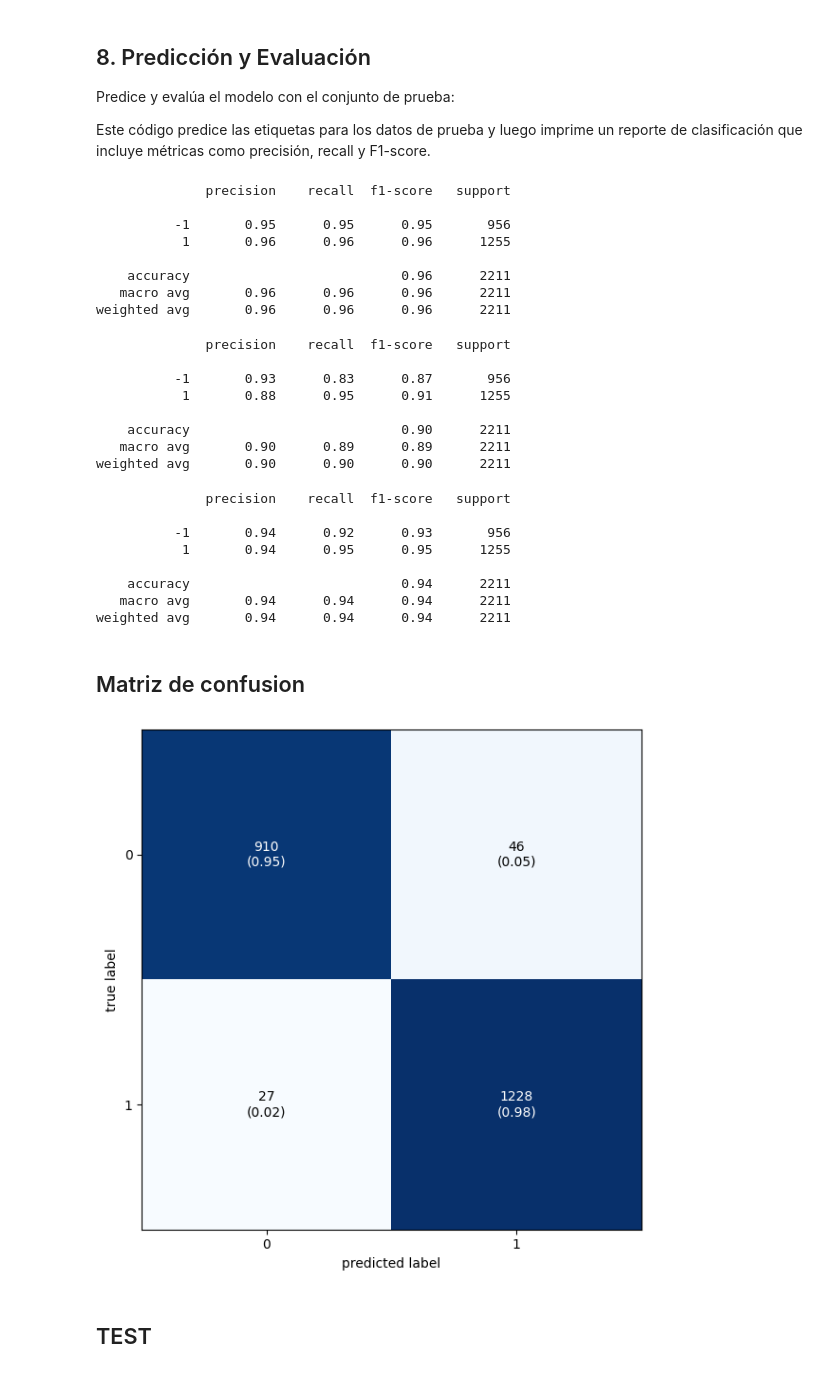
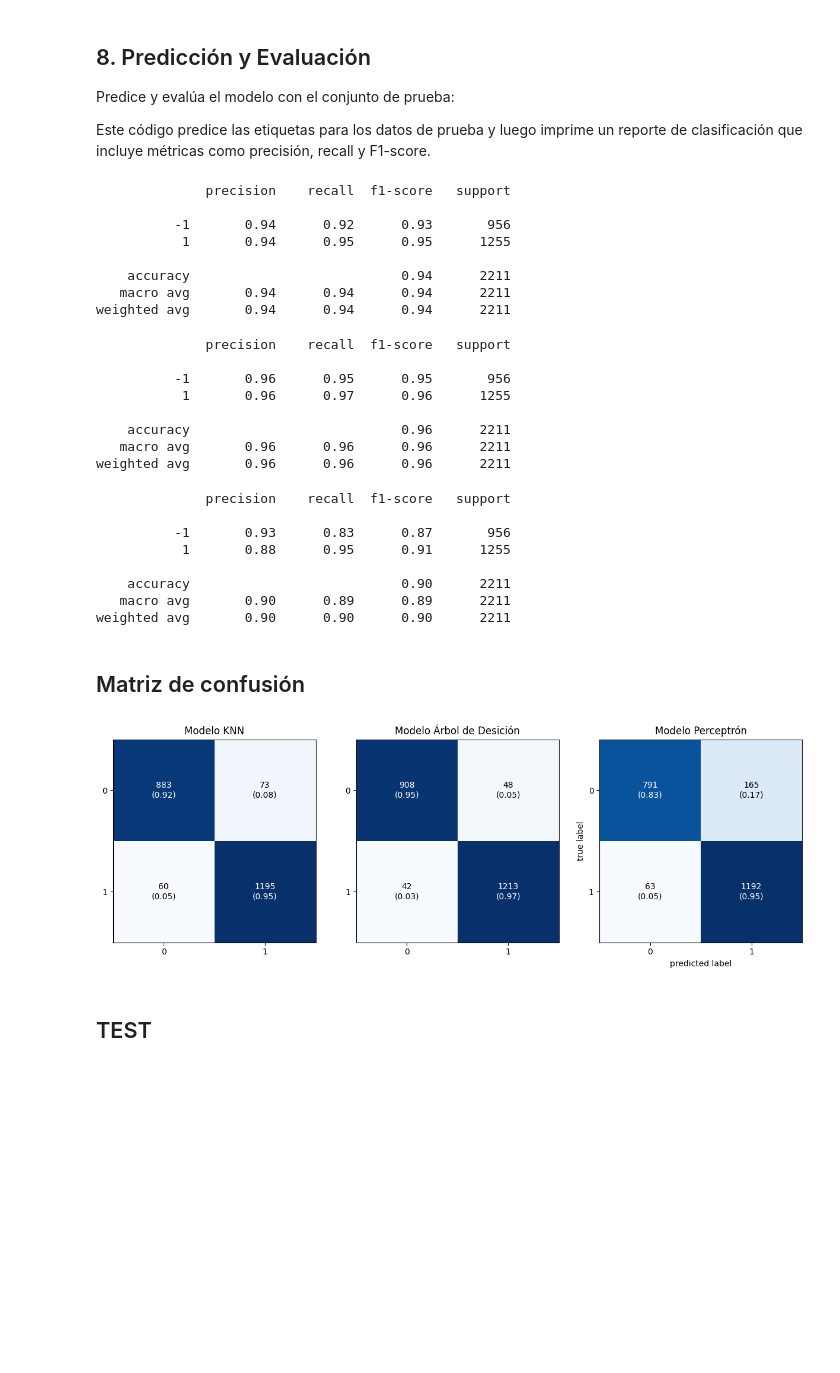
Before and after one commit to carterror/phishing-web-detection, a Jupyter notebook: main.ipynb, the cells around one changed output. Cells and saved outputs as stored; diff of their text form; code cells hidden in the pictures; blank space fills up the shorter version.

```diff
--- a/main.ipynb
+++ b/main.ipynb
@@ -50,5 +50,5 @@ Separa las características (X) de la etiqueta (y):
 En este paso, X contiene todas las características o atributos y y contiene las etiquetas de clasificación o target.
 # %%
 # Separar características y etiquetas
-X = df.drop('Result', axis=1)
+X = df.drop(['Result', 'URL_of_Anchor'], axis=1)
 y = df['Result']
@@ -90,51 +104,64 @@ Este código predice las etiquetas para los datos de prueba y luego imprime un r
 # Predecir y evaluar KNN
 y_pred = model1.predict(X_test)
 matrix1 = confusion_matrix(y_test, y_pred)
-print(classification_report(y_test, y_pred))
+report1 = classification_report(y_test, y_pred)
+print(report1)
 # %% [output]
               precision    recall  f1-score   support
 
-          -1       0.95      0.95      0.95       956
-           1       0.96      0.96      0.96      1255
+          -1       0.94      0.92      0.93       956
+           1       0.94      0.95      0.95      1255
 
-    accuracy                           0.96      2211
-   macro avg       0.96      0.96      0.96      2211
-weighted avg       0.96      0.96      0.96      2211
+    accuracy                           0.94      2211
+   macro avg       0.94      0.94      0.94      2211
+weighted avg       0.94      0.94      0.94      2211
 # %%
 # Predecir y evaluar Desicion Tree
 y_pred = model2.predict(X_test)
 matrix2 = confusion_matrix(y_test, y_pred)
-print(classification_report(y_test, y_pred))
+report2 = classification_report(y_test, y_pred)
+print(report2)
 # %% [output]
               precision    recall  f1-score   support
 
-          -1       0.93      0.83      0.87       956
-           1       0.88      0.95      0.91      1255
+          -1       0.96      0.95      0.95       956
+           1       0.96      0.97      0.96      1255
 
-    accuracy                           0.90      2211
-   macro avg       0.90      0.89      0.89      2211
-weighted avg       0.90      0.90      0.90      2211
+    accuracy                           0.96      2211
+   macro avg       0.96      0.96      0.96      2211
+weighted avg       0.96      0.96      0.96      2211
 # %%
 # Predecir y evaluar Perceptron
 y_pred = model3.predict(X_test)
 matrix3 = confusion_matrix(y_test, y_pred)
-print(classification_report(y_test, y_pred))
+report3 = classification_report(y_test, y_pred)
+print(report3)
 # %% [output]
               precision    recall  f1-score   support
 
-          -1       0.94      0.92      0.93       956
-           1       0.94      0.95      0.95      1255
+          -1       0.93      0.83      0.87       956
+           1       0.88      0.95      0.91      1255
 
-    accuracy                           0.94      2211
-   macro avg       0.94      0.94      0.94      2211
-weighted avg       0.94      0.94      0.94      2211
+    accuracy                           0.90      2211
+   macro avg       0.90      0.89      0.89      2211
+weighted avg       0.90      0.90      0.90      2211
 # %% [markdown]
-## Matriz de confusion
+## Matriz de confusión
-# %%
-
-plot_confusion_matrix(conf_mat=matrix1, figsize=(6,6), show_normed=True)
-plt.tight_layout()
-# %% [output]
-[figure, removed]
+# %%
+fig, ax = plt.subplots(1, 3, figsize=(15, 5))
+# Dibujamos las matrices de confusión
+plot_confusion_matrix(conf_mat=matrix1, show_normed=True, axis=ax[0])
+ax[0].set_title('Modelo KNN')
+
+plot_confusion_matrix(conf_mat=matrix2, show_normed=True, axis=ax[1])
+ax[1].set_title('Modelo Árbol de Desición')
+
+plot_confusion_matrix(conf_mat=matrix3, show_normed=True, axis=ax[2])
+ax[2].set_title('Modelo Perceptrón')
+
+# Mostramos la figura
+plt.show()
+# %% [output]
+[figure, added]
 # %% [markdown]
 ## TEST
```
Also changed, not shown: parts of 5 cells of this notebook, 1 other file.
